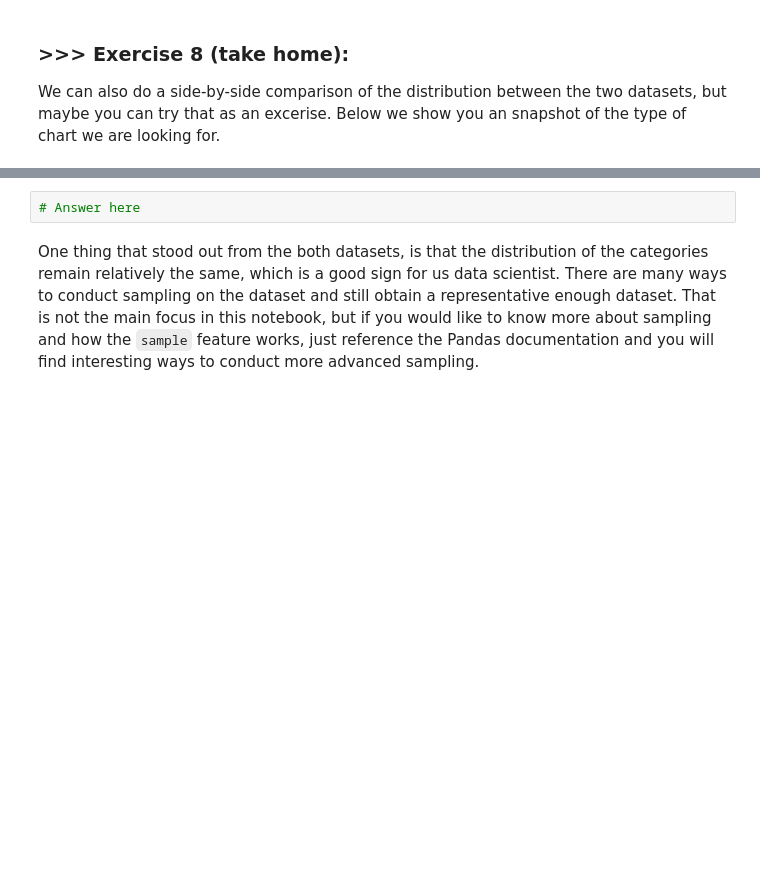
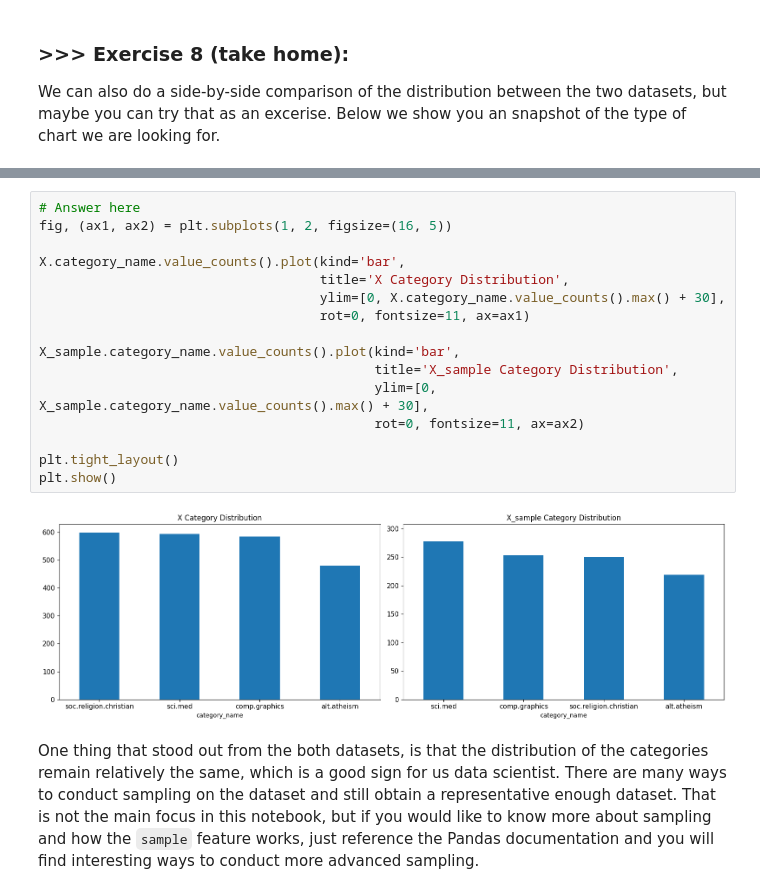
Before and after one commit to ArnoldChen0601/DM2025-Lab1-Exercise, a Jupyter notebook: DM2025-Lab1-Master.ipynb, the cells around one changed output, grey strips where cells are left out. Saved outputs shown, nothing was run; the diff lists cells and outputs as text; blank space fills up the shorter version.

```diff
--- a/DM2025-Lab1-Master.ipynb
+++ b/DM2025-Lab1-Master.ipynb
@@ -729,8 +929,24 @@ Notice that for the `ylim` parameters we hardcoded the maximum value for y. Is i
 We can also do a side-by-side comparison of the distribution between the two datasets, but maybe you can try that as an excerise. Below we show you an snapshot of the type of chart we are looking for.
 # %% [markdown]
 ![alt txt](https://i.imgur.com/9eO431H.png)
-# %%
-# Answer here
+# %%
+# Answer here
+fig, (ax1, ax2) = plt.subplots(1, 2, figsize=(16, 5))
+
+X.category_name.value_counts().plot(kind='bar',
+                                    title='X Category Distribution',
+                                    ylim=[0, X.category_name.value_counts().max() + 30],
+                                    rot=0, fontsize=11, ax=ax1)
+
+X_sample.category_name.value_counts().plot(kind='bar',
+                                           title='X_sample Category Distribution',
+                                           ylim=[0, X_sample.category_name.value_counts().max() + 30],
+                                           rot=0, fontsize=11, ax=ax2)
+
+plt.tight_layout()
+plt.show()
+# %% [output]
+[figure, added]
 # %% [markdown]
 One thing that stood out from the both datasets, is that the distribution of the categories remain relatively the same, which is a good sign for us data scientist. There are many ways to conduct sampling on the dataset and still obtain a representative enough dataset. That is not the main focus in this notebook, but if you would like to know more about sampling and how the `sample` feature works, just reference the Pandas documentation and you will find interesting ways to conduct more advanced sampling.
 # %% [markdown]
```
Also changed, not shown: parts of 32 cells of this notebook.
